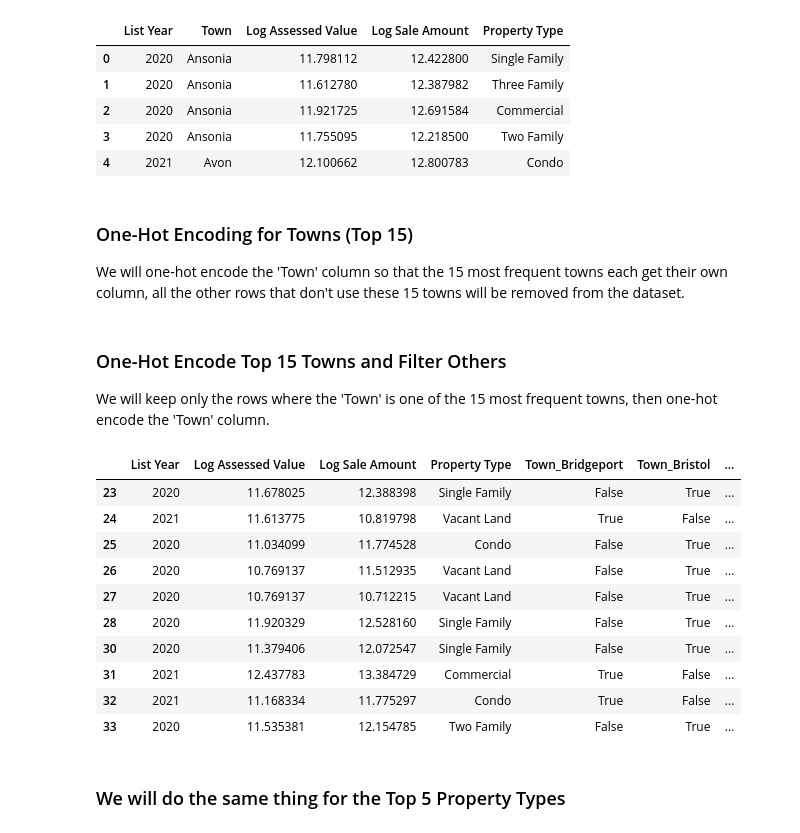
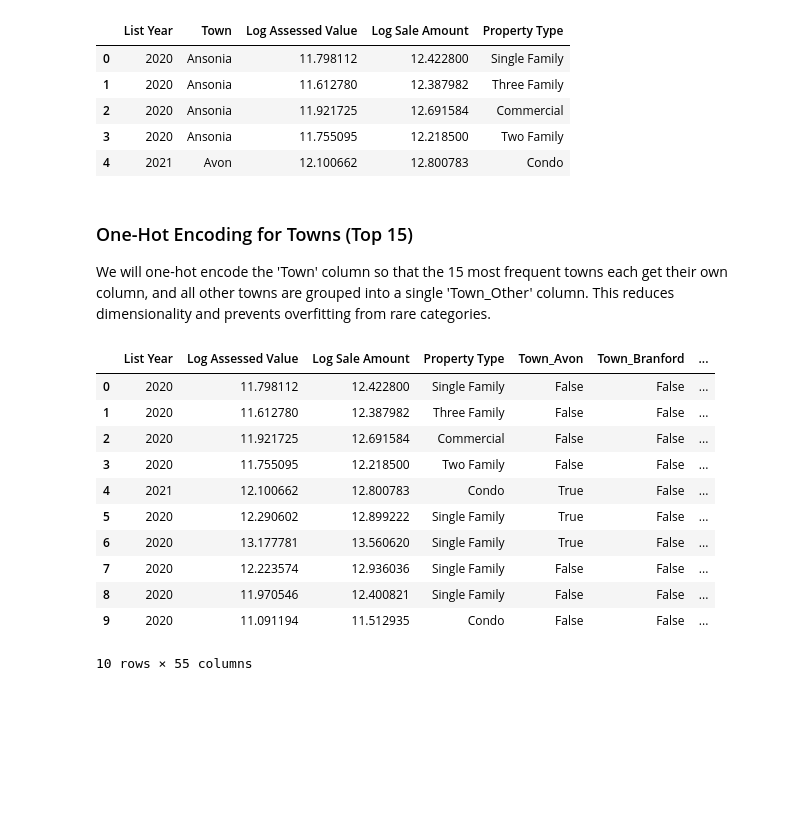
Before and after one commit to The-Fool-cmd/Real-Estate-ML, a Jupyter notebook: part_2.ipynb, the cells around one changed output. Cells and saved outputs as stored; diff of their text form; code cells hidden in the pictures; blank space fills up the shorter version.

Commit message:
Revert "Merge branch 'The-Fool-cmd:main' into main"
This reverts commit 55f55d6527beae7a266f58528ef10e6fa1b7abf4, reversing
changes made to 544dd94cdcad4492fd58717af666c8bad257018c.

```diff
--- a/part_2.ipynb
+++ b/part_2.ipynb
@@ -440,34 +441,4 @@ Rows after removing outliers: 649503
 | 4 | 2021 | Avon | 12.100662 | 12.800783 | Condo |
 # %% [markdown]
 ### One-Hot Encoding for Towns (Top 15)
-We will one-hot encode the 'Town' column so that the 15 most frequent towns each get their own column, all the other rows that don't use these 15 towns will be removed from the dataset.
+We will one-hot encode the 'Town' column so that the 15 most frequent towns each get their own column, and all other towns are grouped into a single 'Town_Other' column. This reduces dimensionality and prevents overfitting from rare categories.
-# %% [markdown]
-### One-Hot Encode Top 15 Towns and Filter Others
-We will keep only the rows where the 'Town' is one of the 15 most frequent towns, then one-hot encode the 'Town' column.
-# %%
-# Get the top 15 towns by frequency
-TOP_N = 15
-top_towns = df['Town'].value_counts().index[:TOP_N]
-
-# Filter the DataFrame to only include rows with top 15 towns
-df_top_towns = df[df['Town'].isin(top_towns)].copy()
-
-# One-hot encode the 'Town' column
-town_dummies = pd.get_dummies(df_top_towns['Town'], prefix='Town')
-df_top_towns = pd.concat([df_top_towns.drop('Town', axis=1), town_dummies], axis=1)
-
-display(df_top_towns.head(10))
-# %% [output]
-|  | List Year | Log Assessed Value | Log Sale Amount | Property Type | Town_Bridgeport | Town_Bristol | ... |
-| 23 | 2020 | 11.678025 | 12.388398 | Single Family | False | True | ... |
-| 24 | 2021 | 11.613775 | 10.819798 | Vacant Land | True | False | ... |
-| 25 | 2020 | 11.034099 | 11.774528 | Condo | False | True | ... |
-| 26 | 2020 | 10.769137 | 11.512935 | Vacant Land | False | True | ... |
-| 27 | 2020 | 10.769137 | 10.712215 | Vacant Land | False | True | ... |
-| 28 | 2020 | 11.920329 | 12.528160 | Single Family | False | True | ... |
-| 30 | 2020 | 11.379406 | 12.072547 | Single Family | False | True | ... |
-| 31 | 2021 | 12.437783 | 13.384729 | Commercial | True | False | ... |
-| 32 | 2021 | 11.168334 | 11.775297 | Condo | True | False | ... |
-| 33 | 2020 | 11.535381 | 12.154785 | Two Family | False | True | ... |
-# %% [markdown]
-### We will do the same thing for the Top 5 Property Types
@@ -484,0 +445,31 @@ display(df_top_types.head())
+# %%
+# Get the top 15 towns by frequency
+TOP_N = 50
+top_towns = df['Town'].value_counts().index[:TOP_N]
+
+def encode_town(row):
+    return row if row in top_towns else 'Other'
+
+# Create a new column with grouped town labels
+df['Town_Grouped'] = df['Town'].apply(encode_town)
+
+# One-hot encode the grouped town column
+town_dummies = pd.get_dummies(df['Town_Grouped'], prefix='Town')
+
+# Drop the original 'Town' and 'Town_Grouped' columns and concatenate the dummies
+df = pd.concat([df.drop(['Town', 'Town_Grouped'], axis=1), town_dummies], axis=1)
+
+display(df.head(10))
+# %% [output]
+|  | List Year | Log Assessed Value | Log Sale Amount | Property Type | Town_Avon | Town_Branford | ... |
+| 0 | 2020 | 11.798112 | 12.422800 | Single Family | False | False | ... |
+| 1 | 2020 | 11.612780 | 12.387982 | Three Family | False | False | ... |
+| 2 | 2020 | 11.921725 | 12.691584 | Commercial | False | False | ... |
+| 3 | 2020 | 11.755095 | 12.218500 | Two Family | False | False | ... |
+| 4 | 2021 | 12.100662 | 12.800783 | Condo | True | False | ... |
+| 5 | 2020 | 12.290602 | 12.899222 | Single Family | True | False | ... |
+| 6 | 2020 | 13.177781 | 13.560620 | Single Family | True | False | ... |
+| 7 | 2020 | 12.223574 | 12.936036 | Single Family | False | False | ... |
+| 8 | 2020 | 11.970546 | 12.400821 | Single Family | False | False | ... |
+| 9 | 2020 | 11.091194 | 11.512935 | Condo | False | False | ... |
+10 rows × 55 columns
```
Also changed, not shown: parts of 3 cells of this notebook.
